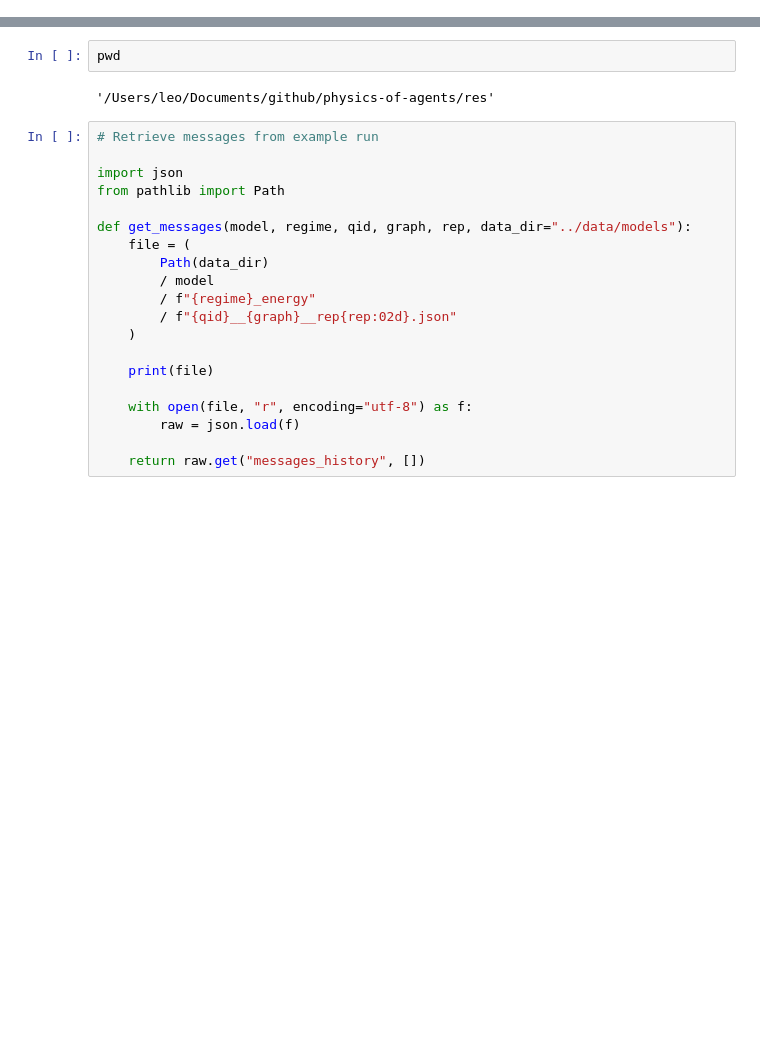
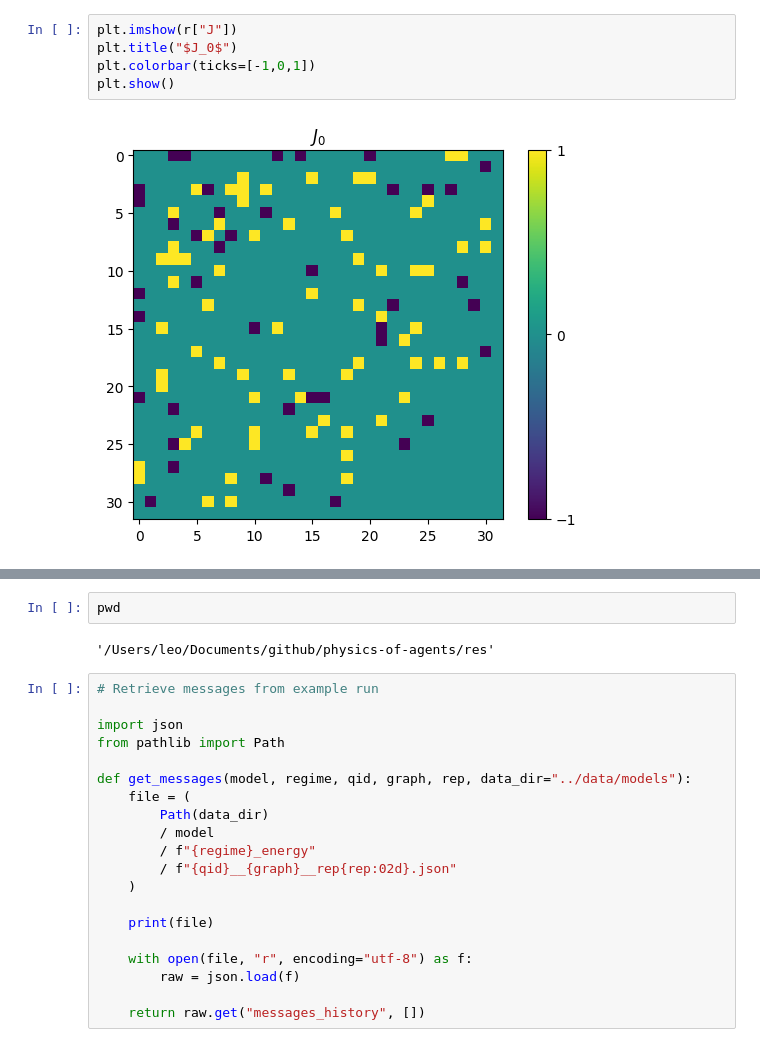
Before and after one commit to ongarileonardo/physics-of-agents, a Jupyter notebook: res/0_fast_analysis.ipynb, the cells around one changed output, grey strips where cells are left out. Drawn from its saved outputs; the diff is of its cells as text; blank space fills up the shorter version.

```diff
--- a/res/0_fast_analysis.ipynb
+++ b/res/0_fast_analysis.ipynb
@@ -77,3 +75,10 @@ Round 8: [-1, 1, 1, 1, 1, -1, 1, -1, 1, 1, 1, -1, 1, 1, -1, -1, -1, -1, -1, 1, -
+# %%
+plt.imshow(r["J"])
+plt.title("$J_0$")
+plt.colorbar(ticks=[-1,0,1])
+plt.show()
+# %% [output]
+[figure, added]
 # %%
 from pathlib import Path
 import json
```
Also changed, not shown: parts of 6 cells of this notebook, 6 other files.
